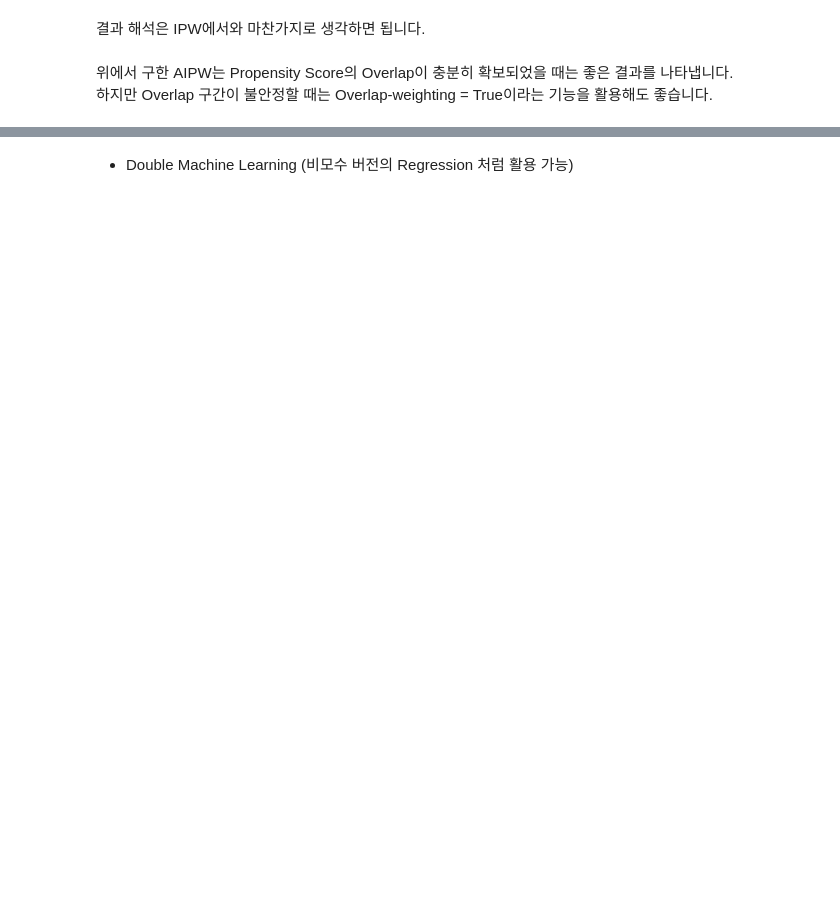
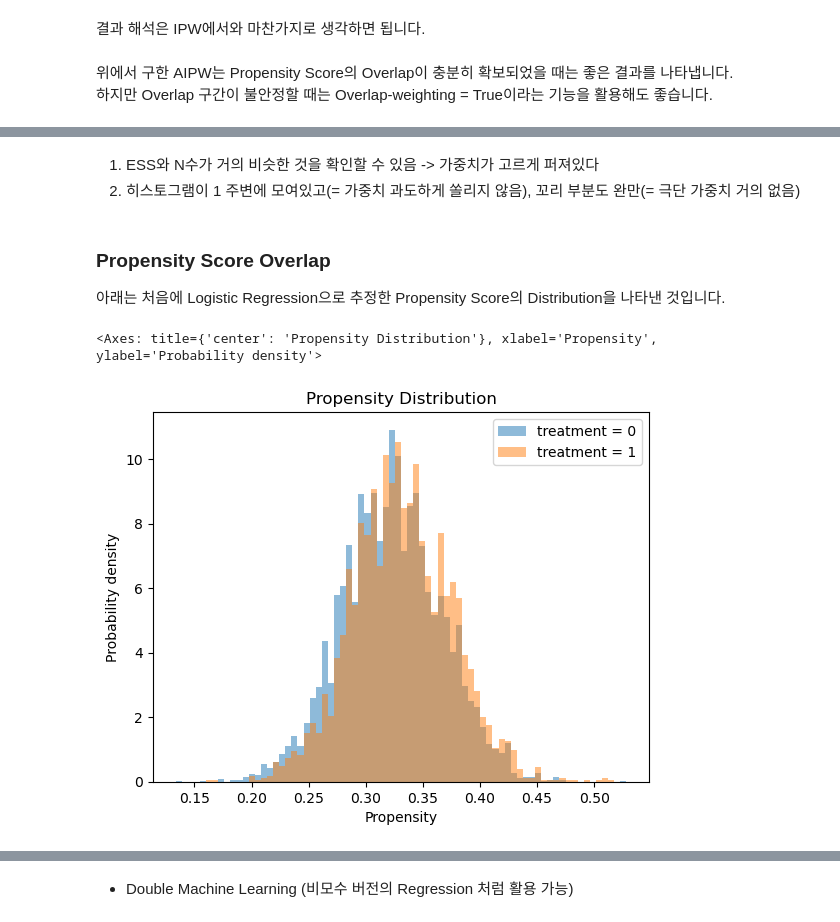
Before and after one commit to MinSeok1o28/awesome-causal-inference-python, a Jupyter notebook: book/ate/propensity_score_and_dml.ipynb, the cells around one changed output, grey strips where cells are left out. Cells and saved outputs as stored; diff of their text form; code cells hidden in the pictures; blank space fills up the shorter version.

```diff
--- a/book/ate/propensity_score_and_dml.ipynb
+++ b/book/ate/propensity_score_and_dml.ipynb
@@ -217,0 +236,17 @@ df1.head()
+# %% [markdown]
+1) ESS와 N수가 거의 비슷한 것을 확인할 수 있음 -> 가중치가 고르게 퍼져있다
+2) 히스토그램이 1 주변에 모여있고(= 가중치 과도하게 쏠리지 않음), 꼬리 부분도 완만(= 극단 가중치 거의 없음)
+# %% [markdown]
+### Propensity Score Overlap
+아래는 처음에 Logistic Regression으로 추정한 Propensity Score의 Distribution을 나타낸 것입니다.
+# %%
+plot_propensity_score_distribution(
+    propensity=data_ps['propensity_score'],
+    treatment=data_ps['intervention'],
+    reflect=False,
+    kde=False,
+    norm_hist=True,
+)
+# %% [output]
+<Axes: title={'center': 'Propensity Distribution'}, xlabel='Propensity', ylabel='Probability density'>
+[figure, added]
```
Also changed, not shown: parts of 35 cells of this notebook, 1 other file.
